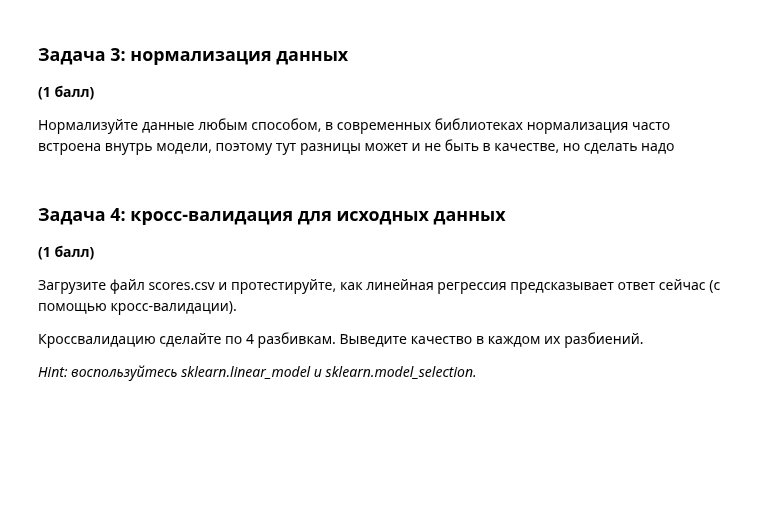
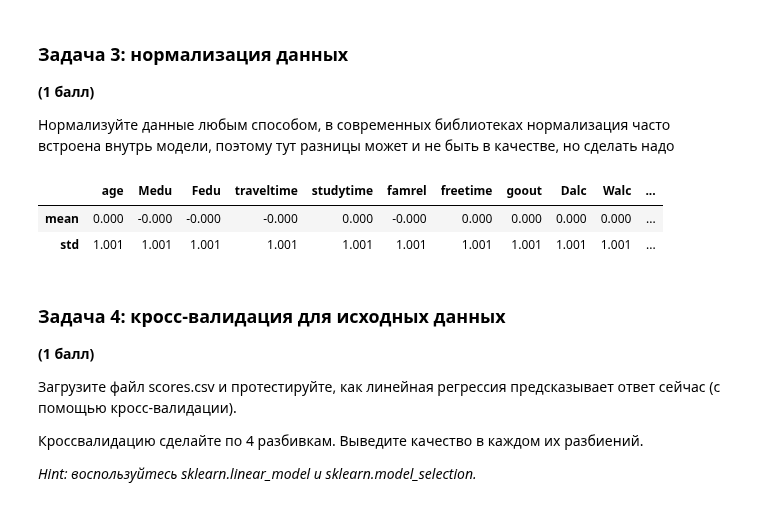
Before and after one commit to K35177/ML_Kamalov, a Jupyter notebook: taks_linreg/task/task_linreg_practice.ipynb, the cells around one changed output. Saved outputs shown, nothing was run; the diff lists cells and outputs as text; code cells hidden in the pictures; blank space fills up the shorter version.

```diff
--- a/taks_linreg/task/task_linreg_practice.ipynb
+++ b/taks_linreg/task/task_linreg_practice.ipynb
@@ -48,0 +46,19 @@ __(1 балл)__
+# %%
+import numpy as np
+import pandas as pd
+import matplotlib.pyplot as plt
+
+data = pd.read_csv("data.csv")
+print("Размер исходной таблицы:", data.shape)
+print("Столбцы:", data.columns.tolist())
+print(data["plans_universitypast_failures"].value_counts().sort_index())
+
+# В заголовке потерялась запятая, поэтому два признака склеились.
+# Знак кодирует plans_university, последняя цифра — past_failures:
+# 10 -> (1, 0), -13 -> (-1, 3) и т. д.
+broken = data.pop("plans_universitypast_failures")
+data["plans_university"] = np.sign(broken).astype(int)
+data["past_failures"] = broken.abs() % 10
+
+print("После исправления:")
+display(data[["plans_university", "past_failures"]].value_counts().sort_index())
@@ -58,0 +96,8 @@ __(1 балл)__
+# %%
+# Число пропусков до заполнения
+missing_before = data.isnull().sum()
+display(missing_before[missing_before > 0])
+
+# Все признаки числовые, поэтому пропуски можно заменить средними столбцов.
+data = data.fillna(data.mean())
+print("Пропусков после заполнения:", int(data.isnull().sum().sum()))
@@ -67,3 +115,21 @@ __(1 балл)__
+# %%
+from sklearn.preprocessing import StandardScaler
+
+# Отдельно показываем нормализованную таблицу.
+scaler = StandardScaler()
+normalized_data = pd.DataFrame(
+    scaler.fit_transform(data),
+    columns=data.columns,
+    index=data.index,
+)
+display(normalized_data.agg(["mean", "std"]).round(3))
+
+# Ниже при кросс-валидации StandardScaler будет находиться внутри Pipeline.
+# Это важно: на каждом фолде scaler обучается только на train-части.
+# %% [output]
+|  | age | Medu | Fedu | traveltime | studytime | famrel | freetime | goout | Dalc | Walc | ... |
+| mean | 0.000 | -0.000 | -0.000 | -0.000 | 0.000 | -0.000 | 0.000 | 0.000 | 0.000 | 0.000 | ... |
+| std | 1.001 | 1.001 | 1.001 | 1.001 | 1.001 | 1.001 | 1.001 | 1.001 | 1.001 | 1.001 | ... |
 # %% [markdown]
 ### Задача 4: кросс-валидация для исходных данных
 __(1 балл)__
```
Also changed, not shown: parts of 17 cells of this notebook.
